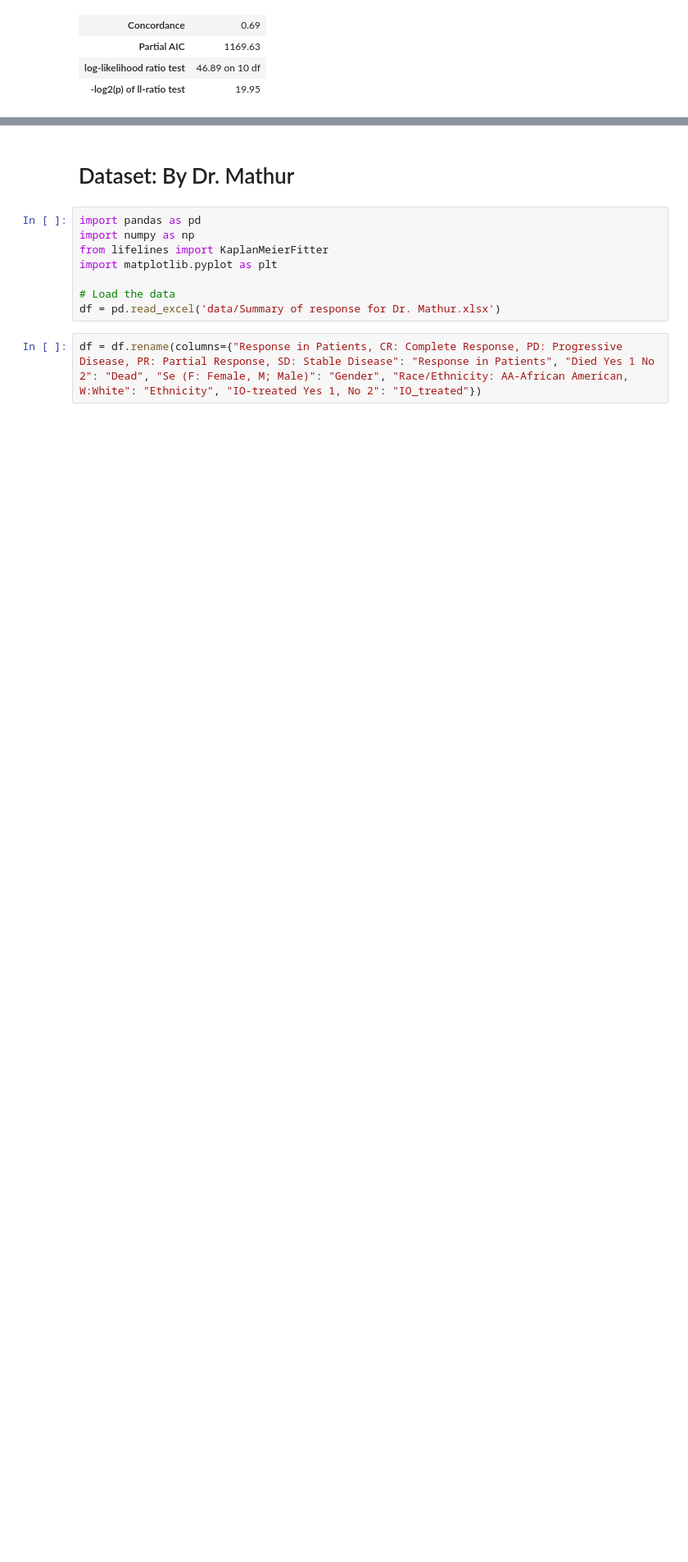
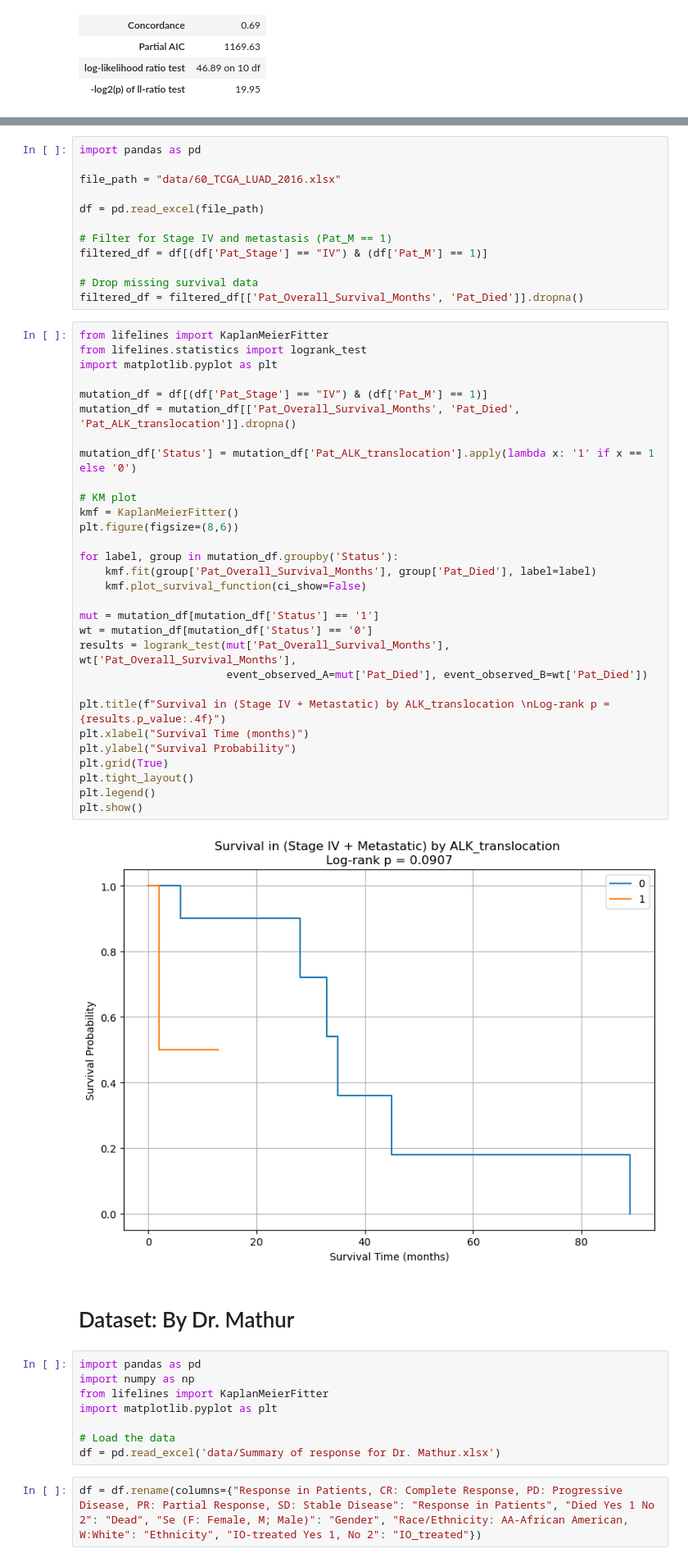
Before and after one commit to solayman-cs/vlms, a Jupyter notebook: Survival.ipynb, the cells around one changed output, grey strips where cells are left out. Shown at 82% size. Cells and saved outputs as stored; diff of their text form; blank space fills up the shorter version.

```diff
--- a/Survival.ipynb
+++ b/Survival.ipynb
@@ -149,3 +149,47 @@ cph.plot()
+# %%
+import pandas as pd
+
+file_path = "data/60_TCGA_LUAD_2016.xlsx"
+
+df = pd.read_excel(file_path)
+
+# Filter for Stage IV and metastasis (Pat_M == 1)
+filtered_df = df[(df['Pat_Stage'] == "IV") & (df['Pat_M'] == 1)]
+
+# Drop missing survival data
+filtered_df = filtered_df[['Pat_Overall_Survival_Months', 'Pat_Died']].dropna()
+# %%
+from lifelines import KaplanMeierFitter
+from lifelines.statistics import logrank_test
+import matplotlib.pyplot as plt
+
+mutation_df = df[(df['Pat_Stage'] == "IV") & (df['Pat_M'] == 1)]
+mutation_df = mutation_df[['Pat_Overall_Survival_Months', 'Pat_Died', 'Pat_ALK_translocation']].dropna()
+
+mutation_df['Status'] = mutation_df['Pat_ALK_translocation'].apply(lambda x: '1' if x == 1 else '0')
+
+# KM plot
+kmf = KaplanMeierFitter()
+plt.figure(figsize=(8,6))
+
+for label, group in mutation_df.groupby('Status'):
+    kmf.fit(group['Pat_Overall_Survival_Months'], group['Pat_Died'], label=label)
+    kmf.plot_survival_function(ci_show=False)
+
+mut = mutation_df[mutation_df['Status'] == '1']
+wt = mutation_df[mutation_df['Status'] == '0']
+results = logrank_test(mut['Pat_Overall_Survival_Months'], wt['Pat_Overall_Survival_Months'],
+                       event_observed_A=mut['Pat_Died'], event_observed_B=wt['Pat_Died'])
+
+plt.title(f"Survival in (Stage IV + Metastatic) by ALK_translocation \nLog-rank p = {results.p_value:.4f}")
+plt.xlabel("Survival Time (months)")
+plt.ylabel("Survival Probability")
+plt.grid(True)
+plt.tight_layout()
+plt.legend()
+plt.show()
+# %% [output]
+[figure, added]
 # %% [markdown]
 # Dataset: By Dr. Mathur
 # %%
```
Also changed, not shown: parts of 8 cells of this notebook.
